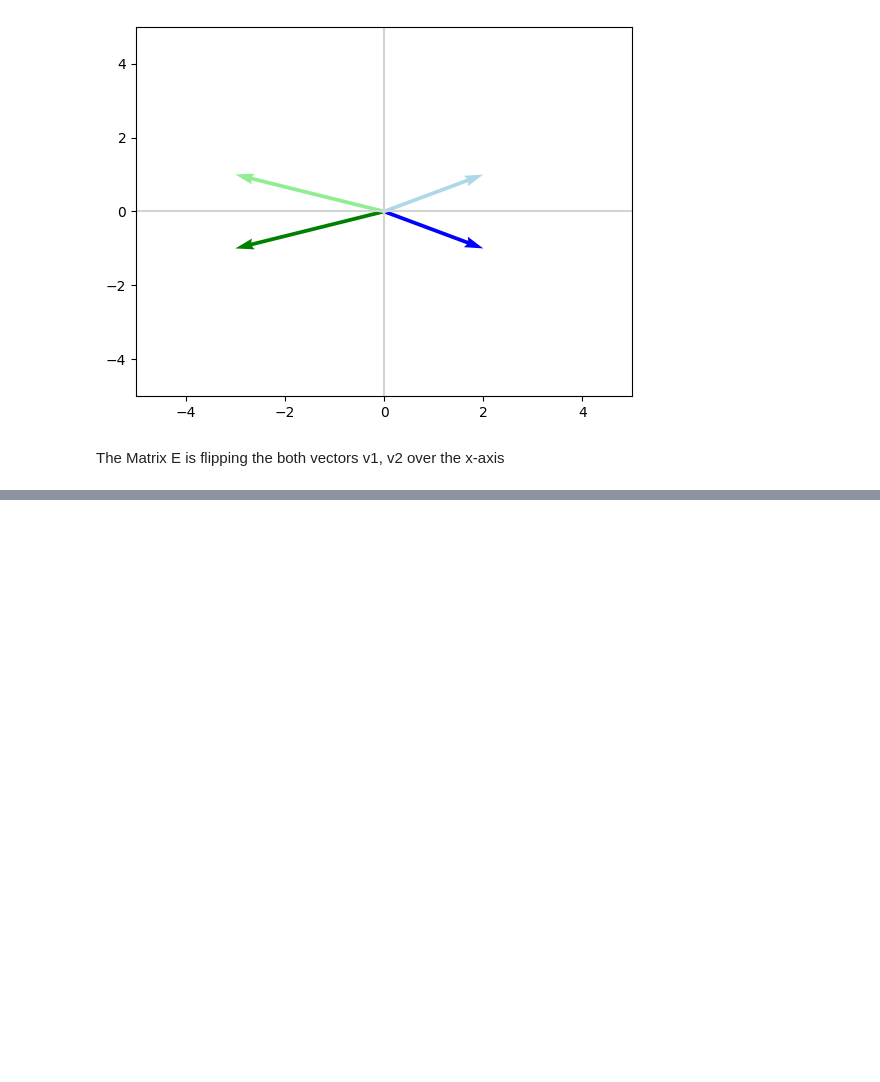
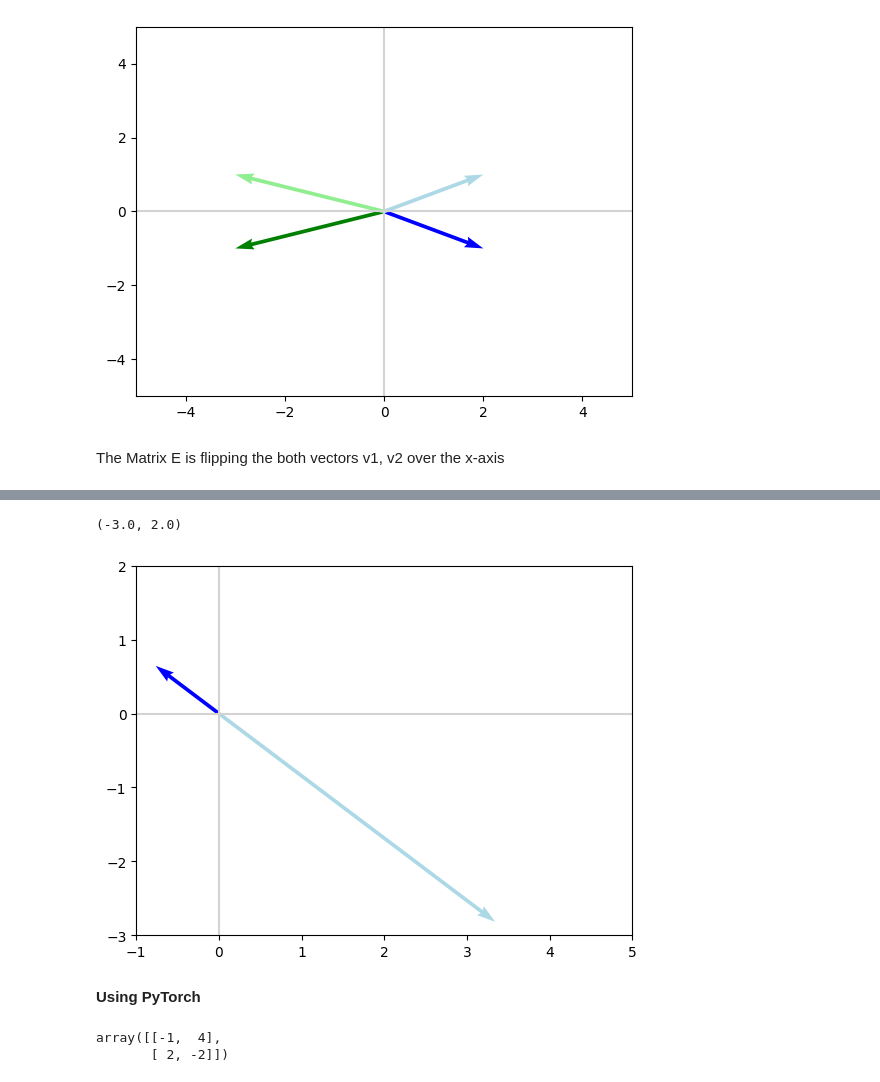
Before and after one commit to SriHarshith1/Maths-For-ML, a Jupyter notebook: Linear Algebra.ipynb, the cells around one changed output, grey strips where cells are left out. Cells and saved outputs as stored; diff of their text form; code cells hidden in the pictures; blank space fills up the shorter version.

```diff
--- a/Linear Algebra.ipynb
+++ b/Linear Algebra.ipynb
@@ -1107,0 +1163,4 @@ The Matrix E is flipping the both vectors v1, v2 over the x-axis
+# %%
+v2 = V[:, 1]
+# %%
+Av2 = np.dot(A, v2)
@@ -1107,0 +1179,14 @@ The Matrix E is flipping the both vectors v1, v2 over the x-axis
+# %%
+plot_vectors([v2, Av2], ['blue', 'lightblue'])
+plt.xlim(-1, 5)
+plt.ylim(-3, 2)
+# %% [output]
+(-3.0, 2.0)
+[figure, added]
+# %% [markdown]
+**Using PyTorch**
+# %%
+A
+# %% [output]
+array([[-1,  4],
+       [ 2, -2]])
```
Also changed, not shown: parts of 115 cells of this notebook.
